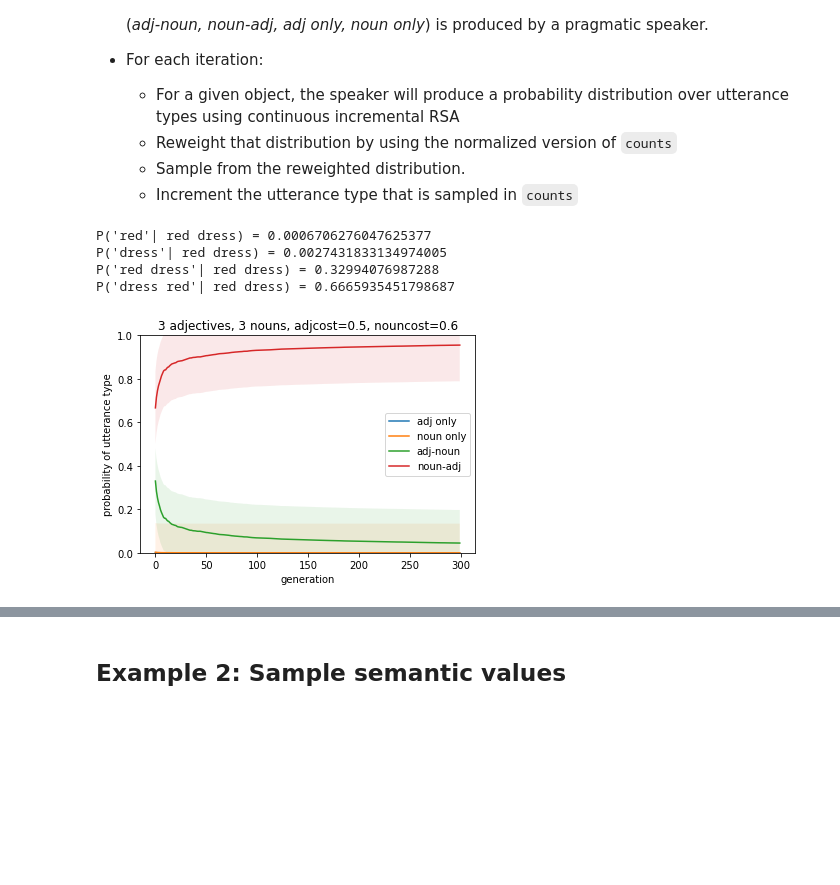
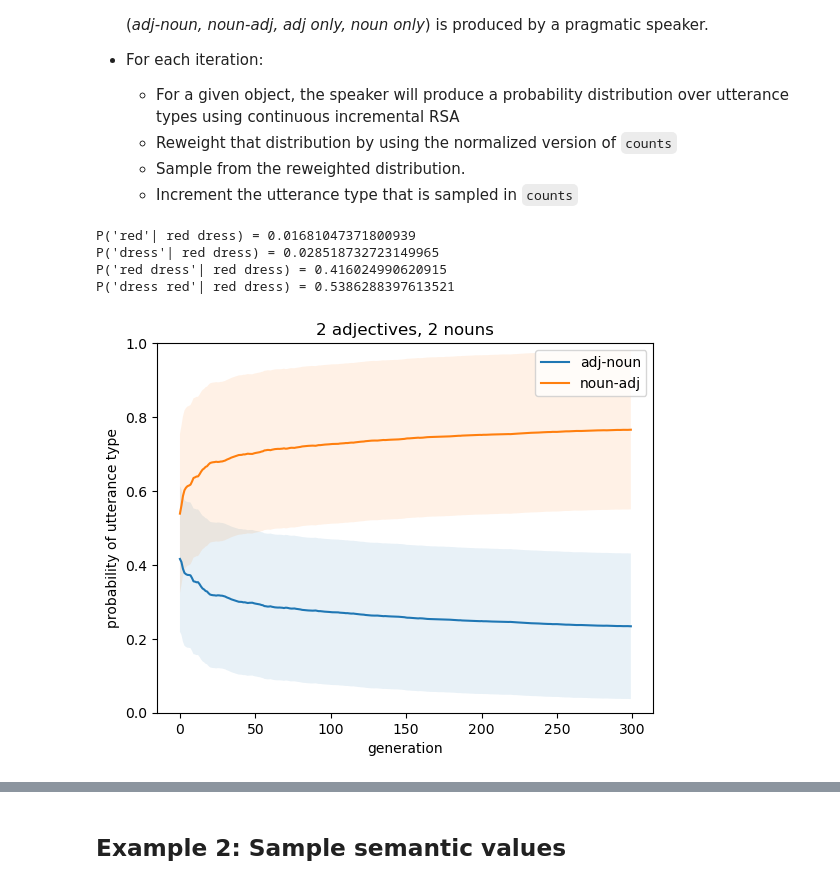
Before and after one commit to dharakyu/crosslinguistic-order, a Jupyter notebook: modeling/evolution.ipynb, the cells around one changed output, grey strips where cells are left out. Cells and saved outputs as stored; diff of their text form; code cells hidden in the pictures; blank space fills up the shorter version.

```diff
--- a/modeling/evolution.ipynb
+++ b/modeling/evolution.ipynb
@@ -23,8 +23,8 @@ The approach to modeling convergence to a convention is as follows:
     - Sample from the reweighted distribution.
     - Increment the utterance type that is sampled in `counts`
 # %%
-adjectives = ["red", "blue", "green", "purple"]
-nouns = ["pin", "dress", "truck", "hat"]#, "bottle", "pen", "glasses"]
+adjectives = ["red", "blue"]
+nouns = ["pin", "dress"]
 objects = get_all_objects(adjectives, nouns)
 utterances = get_all_utterances(adjectives, nouns)
 v_adj = 0.9
@@ -37,8 +37,7 @@ rsa = ContinuousIncrementalRSA(adjectives=adjectives,
                                   utterances=utterances,
                                   v_adj=v_adj,
                                   v_noun=v_noun,
-                                  alpha=alpha,
-                                  cost_coef=cost)
+                                  alpha=alpha)
 # %%
 p_red = rsa.incremental_pragmatic_speaker({'color':'red', 'shape':'dress', 'string':'red dress'}, 'red')
 p_dress = rsa.incremental_pragmatic_speaker({'color':'red', 'shape':'dress', 'string':'red dress'}, 'dress')
@@ -50,10 +49,10 @@ print('P(\'dress\'| red dress) =', p_dress)
 print('P(\'red dress\'| red dress) =', p_red_dress)
 print('P(\'dress red\'| red dress) =', p_dress_red)
 # %% [output]
-P('red'| red dress) = 0.0006706276047625377
-P('dress'| red dress) = 0.0027431833134974005
-P('red dress'| red dress) = 0.32994076987288
-P('dress red'| red dress) = 0.6665935451798687
+P('red'| red dress) = 0.01681047371800939
+P('dress'| red dress) = 0.028518732723149965
+P('red dress'| red dress) = 0.416024990620915
+P('dress red'| red dress) = 0.5386288397613521
 # %%
 NUM_UTT_TYPES = 4
 NUM_SIMS = 100
@@ -99,18 +98,18 @@ for i in range(4):
     stds.append(std)
 # %%
 labels = ['adj only', 'noun only', 'adj-noun', 'noun-adj']
-for i in range(0, 4):
+for i in range(2, 4):
     plt.plot(range(len(means[i])), means[i], label=labels[i])
     plt.fill_between(range(len(means[i])), means[i]+std[i], means[i]-std[i], alpha=0.1)
 
 plt.legend()
-plt.title("3 adjectives, 3 nouns, adjcost=0.5, nouncost=0.6")
+plt.title("2 adjectives, 2 nouns")
 plt.ylim([0, 1])
 plt.xlabel('generation')
 plt.ylabel('probability of utterance type')
 plt.show()
 # %% [output]
-[figure, old version]
+[figure, new version]
 # %%
 final_prob_of_noun_adj = runs[3, :, -1]
 plt.hist(final_prob_of_noun_adj, bins=20, color='orange')
```
Also changed, not shown: parts of 19 cells of this notebook, 21 other files.
